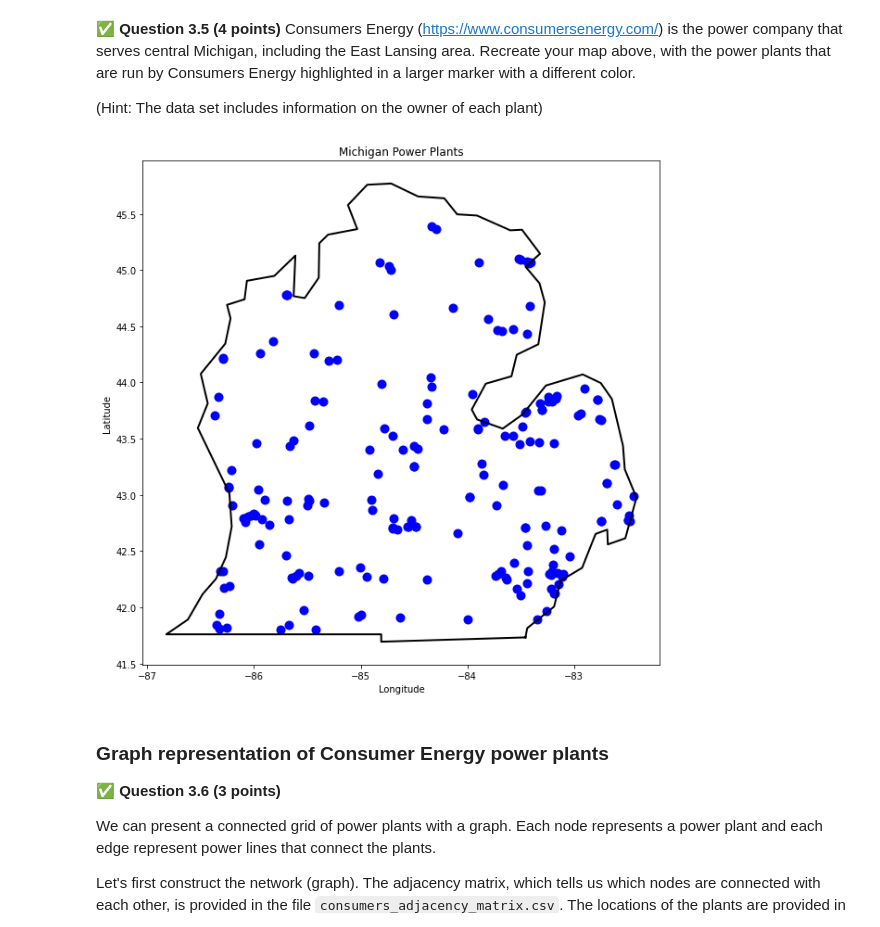
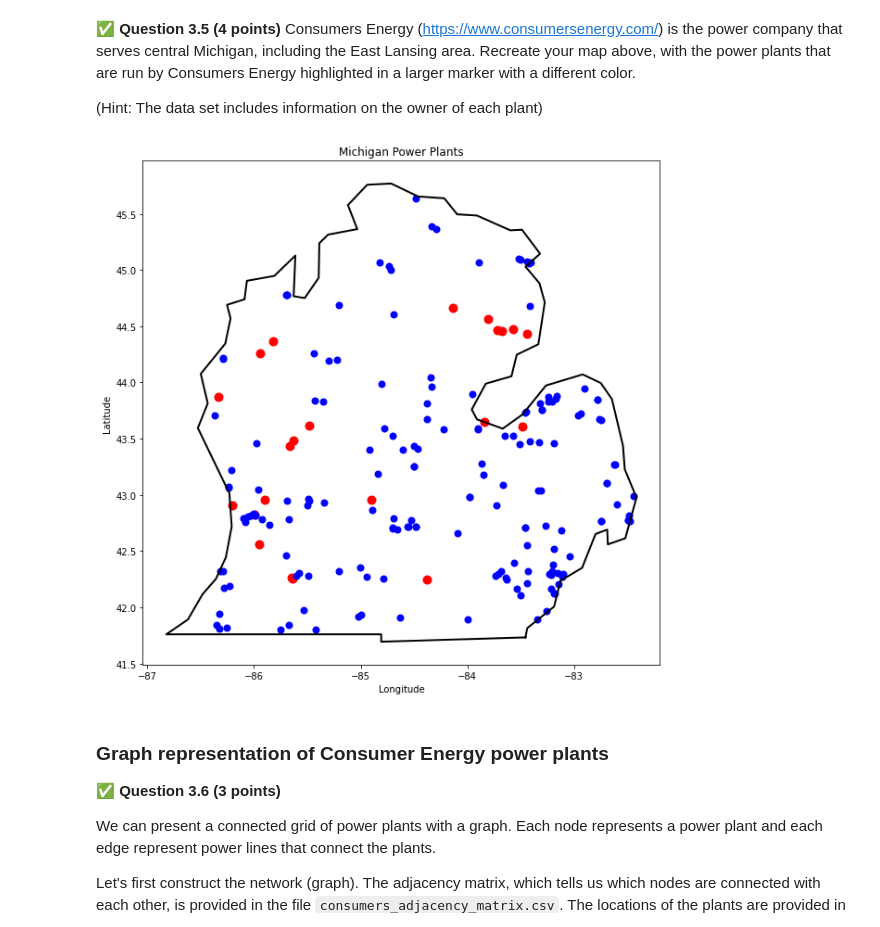
Before and after one commit to ryn-vw/CMSE202-f23-turnin, a Jupyter notebook: HW-02/HW 2, Ryn VW.ipynb, the cells around one changed output. Cells and saved outputs as stored; diff of their text form; code cells hidden in the pictures.

```diff
--- a/HW-02/HW 2, Ryn VW.ipynb
+++ b/HW-02/HW 2, Ryn VW.ipynb
@@ -358,10 +359,12 @@ for tstep in range(25):
             world_object.charge_station_map[x,y] = 1
         else:
             world_object.improve_base_probability(x,y)
+
+
     # plot the world
 color_plot=[]
-for k in range(len(self.installer_list)):
-    if self.installer_list[k] >1:
+for k in range(len(world_object.installer_list)):
+    if world_object.installer_list[k].install_skill_prob >1:
         color_plot.append('blue')
     else:
         color_plot.append('red')
@@ -433,7 +436,7 @@ for k in range(len(plants)):
     if plants['latitude'].iloc[k] > 41.7336:
         still.append(k)
 for k in still:
-    if plants['latitude'].iloc[k] < 45.6:
+    if plants['latitude'].iloc[k] < 45.7:
         usable.append(k)
 for k in usable:
     if plants['longitude'].iloc[k]< -82:
@@ -487,28 +490,28 @@ plt.show()
 # %%
 # Put your code here:
 michigan_map = plt.figure(figsize=(10,10))
 michigan_polygon = [[-83.454238,41.732339],[-84.807042,41.694001],[-84.807042,41.759724],[-85.990061,41.759724],[-86.822556,41.759724],[-86.619909,41.891171],[-86.482986,42.115725],[-86.357016,42.252649],[-86.263908,42.444341],[-86.209139,42.718189],[-86.231047,43.013943],[-86.526801,43.594499],[-86.433693,43.813577],[-86.499417,44.07647],[-86.269385,44.34484],[-86.220093,44.569394],[-86.252954,44.689887],[-86.088646,44.73918],[-86.066738,44.903488],[-85.809322,44.947303],[-85.612152,45.128042],[-85.628583,44.766564],[-85.524521,44.750133],[-85.393075,44.930872],[-85.387598,45.237581],[-85.305444,45.314258],[-85.031597,45.363551],[-85.119228,45.577151],[-84.938489,45.75789],[-84.713934,45.768844],[-84.461995,45.653829],[-84.215533,45.637398],[-84.09504,45.494997],[-83.908824,45.484043],[-83.596638,45.352597],[-83.4871,45.358074],[-83.317314,45.144473],[-83.454238,45.029457],[-83.322791,44.88158],[-83.273499,44.711795],[-83.333745,44.339363],[-83.536392,44.246255],[-83.585684,44.054562],[-83.82667,43.988839],[-83.958116,43.758807],[-83.908824,43.671176],[-83.667839,43.589022],[-83.481623,43.714992],[-83.262545,43.972408],[-82.917498,44.070993],[-82.747713,43.994316],[-82.643651,43.851915],[-82.539589,43.435668],[-82.523158,43.227544],[-82.413619,42.975605],[-82.517681,42.614127],[-82.681989,42.559357],[-82.687466,42.690804],[-82.797005,42.652465],[-82.922975,42.351234],[-83.125621,42.236218],[-83.185868,42.006186],[-83.437807,41.814493],[-83.454238,41.732339]]
 lon, lat = zip(*michigan_polygon)
 
 plt.plot(lon, lat, color='black', linewidth=2)
 plt.xlabel('Longitude')
 plt.ylabel('Latitude')
 plt.title('Michigan Power Plants')
 CE=[]
 other=[]
 for k in lower_pen:
-    if plants['url'].iloc[k]=='https://www.consumersenergy.com/':
-        CE.append([plant['longitude'].iloc[k], plants['latitude'].iloc[k]])
+    if plants['owner'].iloc[k]=='Consumers Energy Co':
+        CE.append([plants['longitude'].iloc[k], plants['latitude'].iloc[k]])
     else:
          other.append([plants['longitude'].iloc[k], plants['latitude'].iloc[k]])
-#long, lati=zip(*CE)
+long, lati=zip(*CE)
 longitude, latitude=zip(*other)
-#plt.scatter(long, lati, color='red', linewidth=2)
-plt.scatter(longitude, latitude, color='blue', linewidth=4)
+plt.scatter(long, lati, color='red', linewidth=4)
+plt.scatter(longitude, latitude, color='blue', linewidth=2)
 
 plt.show()
 # %% [output]
-[figure, old version]
+[figure, new version]
 # %% [markdown]
 ### Graph representation of Consumer Energy power plants
 
```
Also changed, not shown: parts of 7 cells of this notebook.
